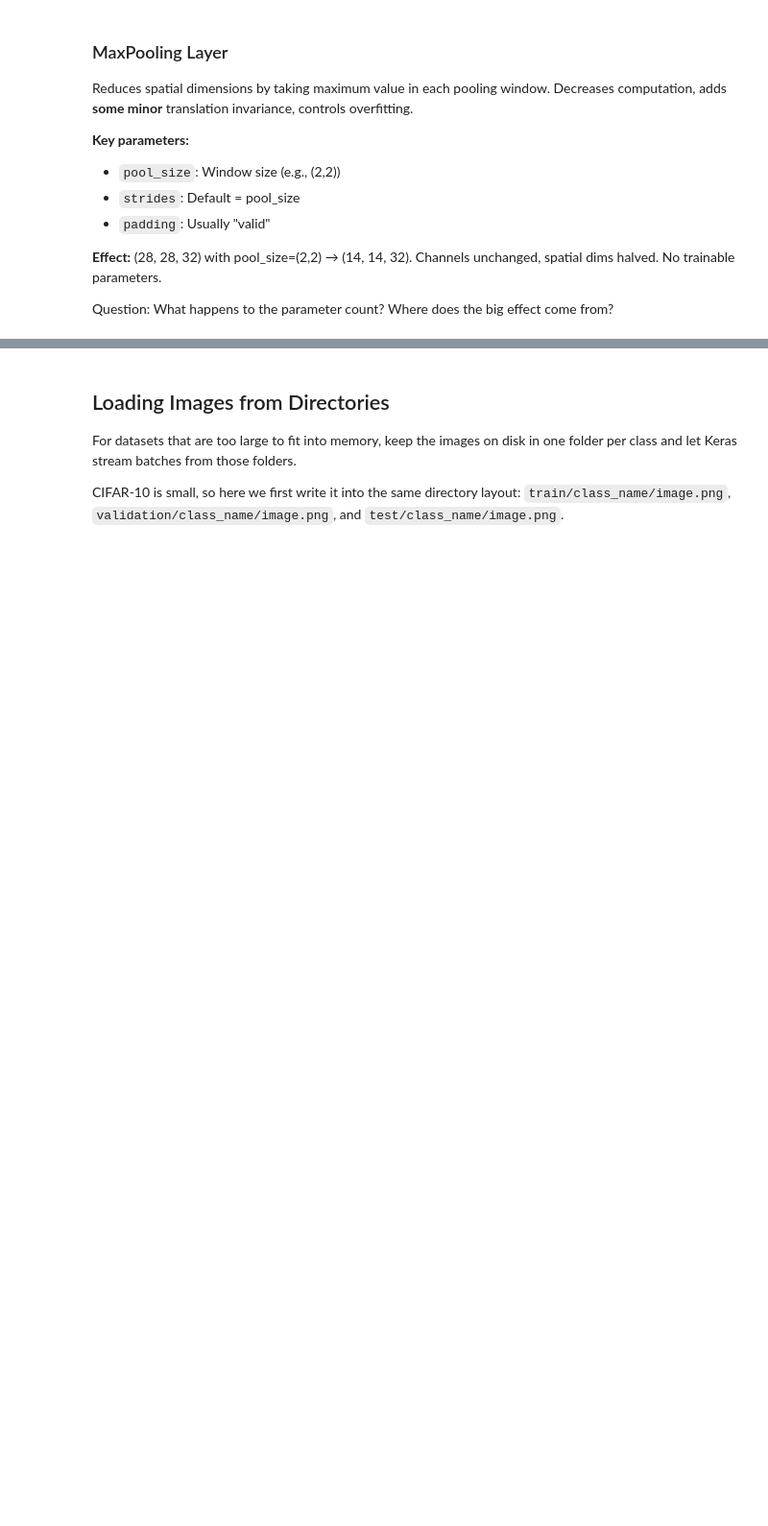
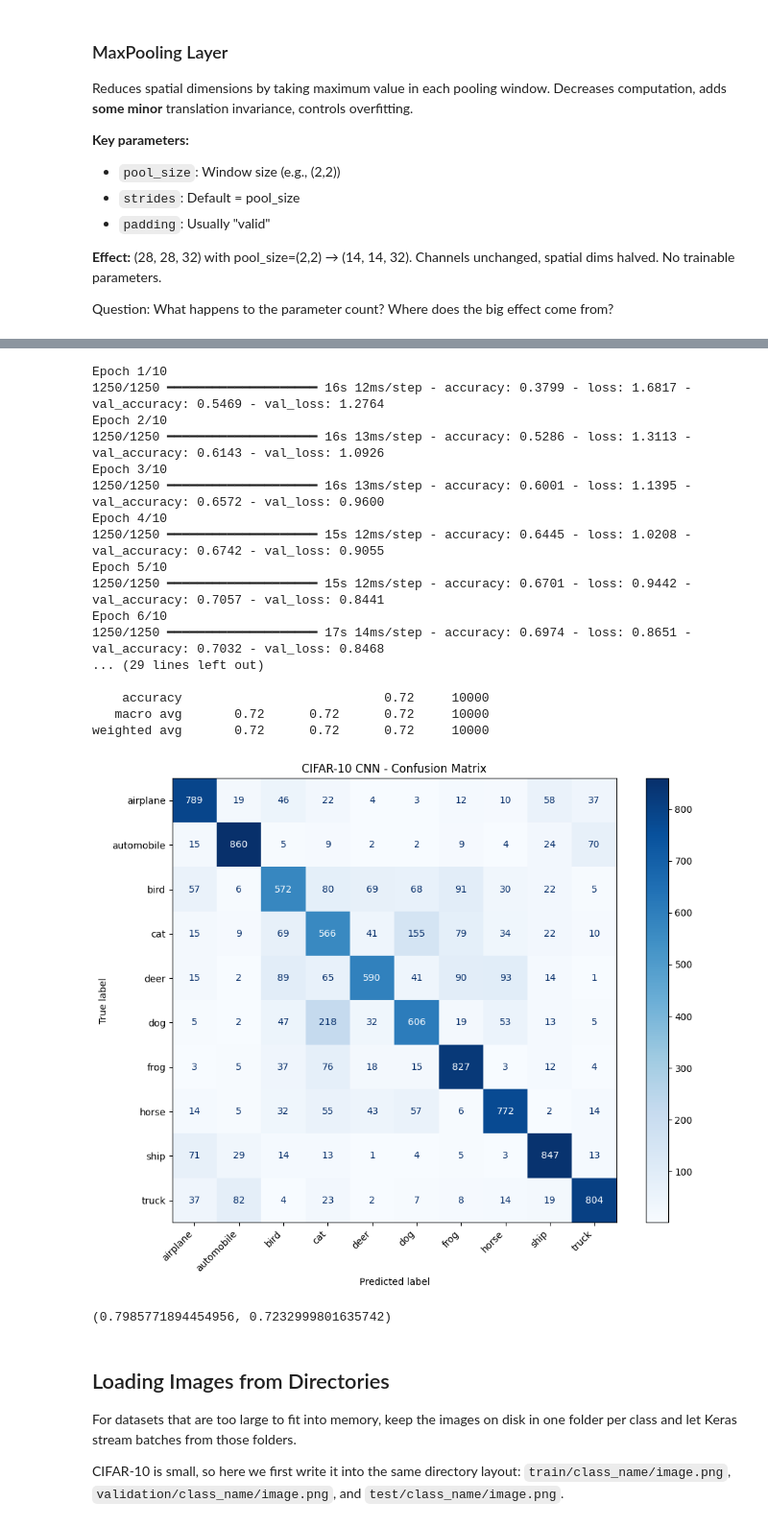
Before and after one commit to hoess345/lecture-notes-CO2-2026, a Jupyter notebook: exercise_3/cifar_10_cnn_empty.ipynb, the cells around one changed output, grey strips where cells are left out. Shown at 96% size. Cells and saved outputs as stored; diff of their text form; code cells hidden in the pictures; blank space fills up the shorter version.

```diff
--- a/exercise_3/cifar_10_cnn_empty.ipynb
+++ b/exercise_3/cifar_10_cnn_empty.ipynb
@@ -18,7 +23,6 @@ Moving beyond fully connected networks, we explore Convolutional Neural Networks
 # load data
 import keras
 import numpy as np
-
 
 (X_train, y_train), (X_test, y_test) = keras.datasets.cifar10.load_data()
 
@@ -30,8 +34,18 @@ X_test_scaled = X_test.astype("float32") / 255.0
 y_train = y_train.flatten()
 y_test = y_test.flatten()
 
-class_names = ['airplane', 'automobile', 'bird', 'cat', 'deer',
-               'dog', 'frog', 'horse', 'ship', 'truck']
+class_names = [
+    "airplane",
+    "automobile",
+    "bird",
+    "cat",
+    "deer",
+    "dog",
+    "frog",
+    "horse",
+    "ship",
+    "truck",
+]
 
 print(f"X_train: {X_train.shape}, y_train: {y_train.shape}")
 print(f"X_test: {X_test.shape}, y_test: {y_test.shape}")
@@ -126,7 +205,7 @@ Reduces spatial dimensions by taking maximum value in each pooling window. Decre
 
 Question: What happens to the parameter count? Where does the big effect come from?
 # %%
-from keras.layers import MaxPooling2D, Dropout, GlobalAveragePooling2D
+from keras.layers import Dropout, GlobalAveragePooling2D, MaxPooling2D
 
 # TODO: Build and compile a CNN for CIFAR-10.
 # Requirements:
@@ -137,4 +216,21 @@ from keras.layers import MaxPooling2D, Dropout, GlobalAveragePooling2D
 # - compile the model with a suitable optimizer, loss, and accuracy metric
 #
 # Store the final compiled model in the variable `model`, so the next cells can train it.
-raise NotImplementedError("Build the CIFAR-10 CNN and assign it to `model`.")
+inputs = Input(shape=(32, 32, 3))
+x = Conv2D(32, (3, 3), activation="relu", padding="same")(inputs)
+x = MaxPooling2D((2, 2))(x)
+x = Conv2D(64, (3, 3), activation="relu", padding="same")(x)
+x = MaxPooling2D((2, 2))(x)
+x = Conv2D(128, (3, 3), activation="relu", padding="same")(x)
+x = MaxPooling2D((2, 2))(x)
+x = Flatten()(x)
+x = Dense(128, activation="relu")(x)
+x = Dropout(0.5)(x)
+outputs = Dense(10, activation="softmax")(x)
+model = Model(inputs=inputs, outputs=outputs)
+model.compile(
+    optimizer="adam", loss="sparse_categorical_crossentropy", metrics=["accuracy"]
+)
+model.summary()
+
+# raise NotImplementedError("Build the CIFAR-10 CNN and assign it to `model`.")
@@ -141,9 +259,31 @@ raise NotImplementedError("Build the CIFAR-10 CNN and assign it to `model`.")
 # %%
 # train and eval on test set
-from utils import train_model, eval_classification
+from utils import eval_classification, train_model
 
-basic_cnn_history = train_model(model, X_train_scaled, y_train, "basic_Conv_Net_CIFAR10", epochs=10)
+basic_cnn_history = train_model(
+    model, X_train_scaled, y_train, "basic_Conv_Net_CIFAR10", epochs=10
+)
 eval_classification(model, X_test_scaled, y_test, class_names, "CIFAR-10 CNN")
+# %% [output]
+Epoch 1/10
+1250/1250 ━━━━━━━━━━━━━━━━━━━━ 16s 12ms/step - accuracy: 0.3799 - loss: 1.6817 - val_accuracy: 0.5469 - val_loss: 1.2764
+Epoch 2/10
+1250/1250 ━━━━━━━━━━━━━━━━━━━━ 16s 13ms/step - accuracy: 0.5286 - loss: 1.3113 - val_accuracy: 0.6143 - val_loss: 1.0926
+Epoch 3/10
+1250/1250 ━━━━━━━━━━━━━━━━━━━━ 16s 13ms/step - accuracy: 0.6001 - loss: 1.1395 - val_accuracy: 0.6572 - val_loss: 0.9600
+Epoch 4/10
+1250/1250 ━━━━━━━━━━━━━━━━━━━━ 15s 12ms/step - accuracy: 0.6445 - loss: 1.0208 - val_accuracy: 0.6742 - val_loss: 0.9055
+Epoch 5/10
+1250/1250 ━━━━━━━━━━━━━━━━━━━━ 15s 12ms/step - accuracy: 0.6701 - loss: 0.9442 - val_accuracy: 0.7057 - val_loss: 0.8441
+Epoch 6/10
+1250/1250 ━━━━━━━━━━━━━━━━━━━━ 17s 14ms/step - accuracy: 0.6974 - loss: 0.8651 - val_accuracy: 0.7032 - val_loss: 0.8468
+... (29 lines left out)
+
+    accuracy                           0.72     10000
+   macro avg       0.72      0.72      0.72     10000
+weighted avg       0.72      0.72      0.72     10000
+[figure, added]
+(0.7985771894454956, 0.7232999801635742)
 # %% [markdown]
 ## Loading Images from Directories
 
```
Also changed, not shown: parts of 21 cells of this notebook.
